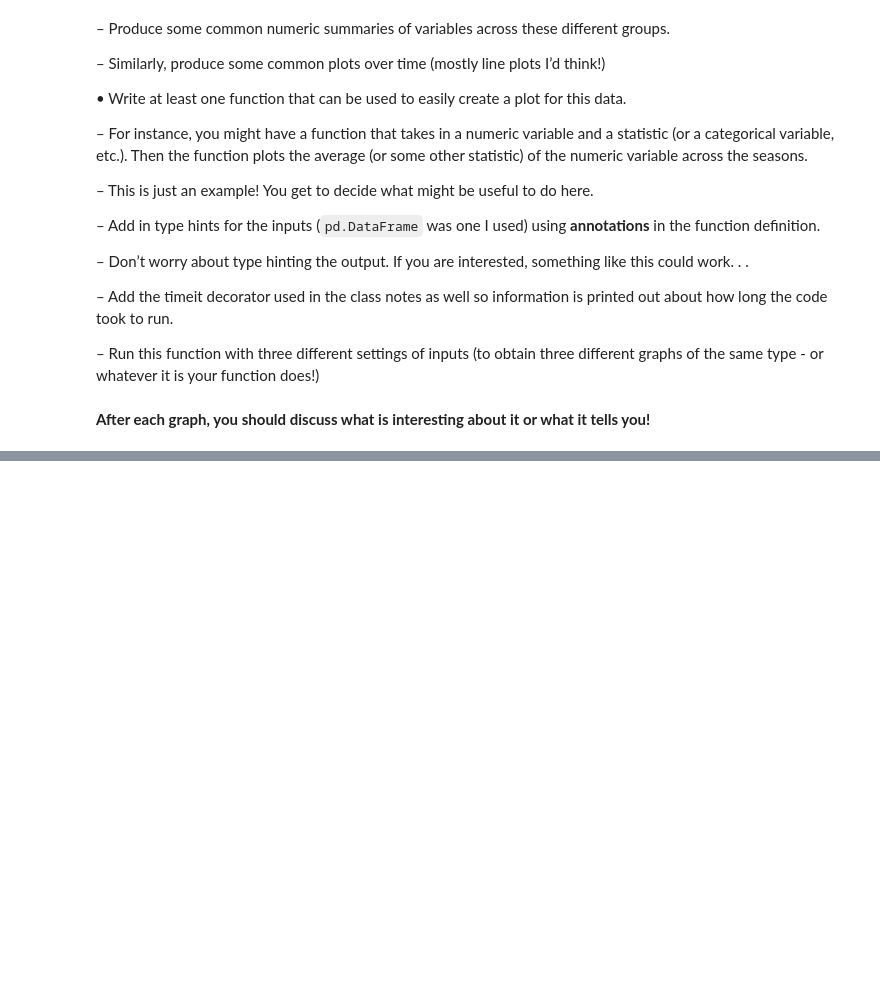
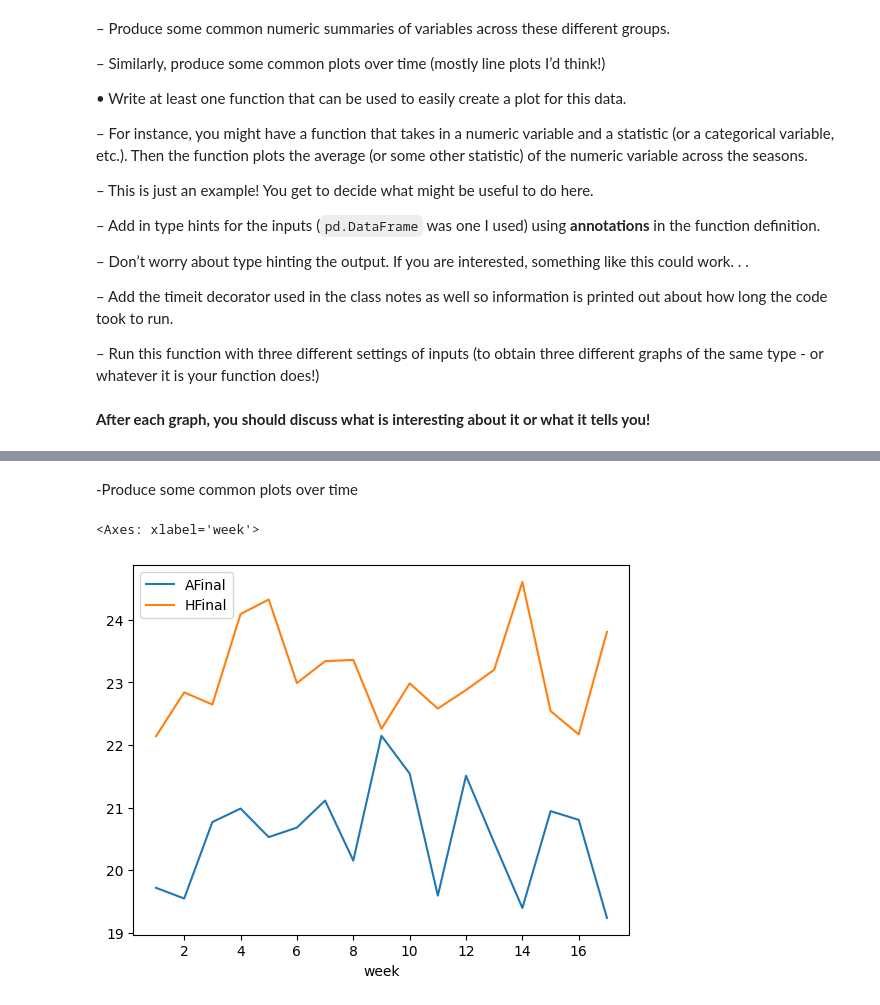
Before and after one commit to fhzhkunming/ST554_HW4, a Jupyter notebook: HW4_Hui.ipynb, the cells around one changed output, grey strips where cells are left out. Cells and saved outputs as stored; diff of their text form; code cells hidden in the pictures; blank space fills up the shorter version.

```diff
--- a/HW4_Hui.ipynb
+++ b/HW4_Hui.ipynb
@@ -388,3 +388,9 @@ nlf_data.head()
   – Run this function with three different settings of inputs (to obtain three different graphs of the same type - or whatever it is your function does!)
 # %% [markdown]
 **After each graph, you should discuss what is interesting about it or what it tells you!**
+# %%
+# remove any data where the week is not 1 through 17
+nlf_data = nlf_data[nlf_data["week"].str.isnumeric()]         # keep only rows where week is numeric
+nlf_data["week"] = nlf_data["week"].astype(int)               # convert week to integer
+nlf_data_sub = nlf_data[nlf_data["week"].isin(range(1, 18))]  # filter weeks 1–17
+nlf_data_sub["week"].unique()                                 # check the reults
@@ -390,0 +494,8 @@ nlf_data.head()
+# %% [markdown]
+ -Produce some common plots over time
+# %%
+# plot AFinal and HFinal grouped by week
+nlf_data_sub.groupby(["week"])[["AFinal","HFinal"]].mean().plot()
+# %% [output]
+<Axes: xlabel='week'>
+[figure, added]
```
Also changed, not shown: parts of 12 cells of this notebook.
